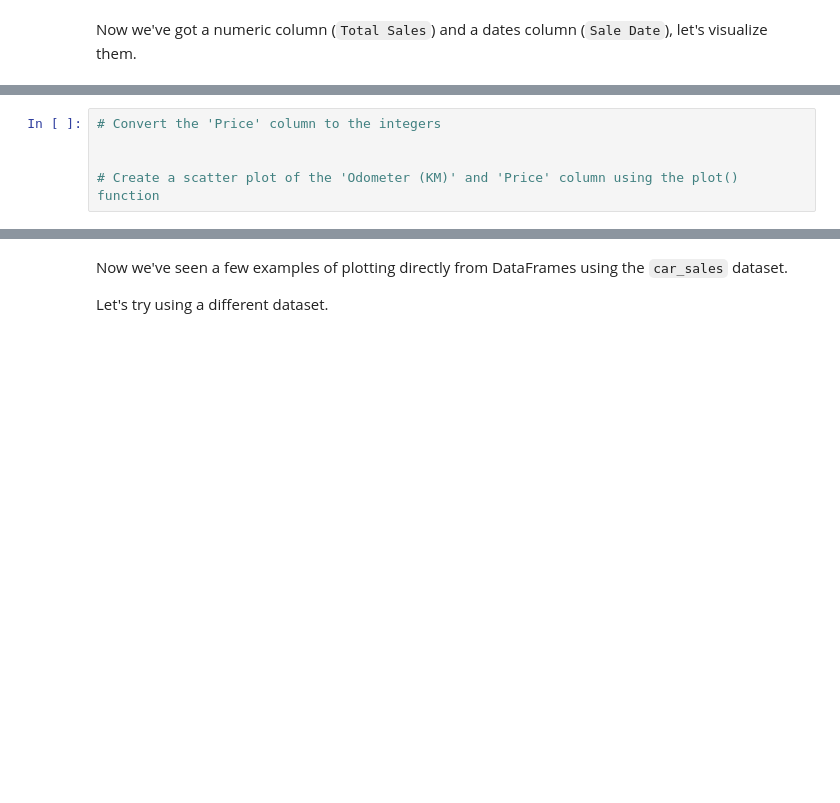
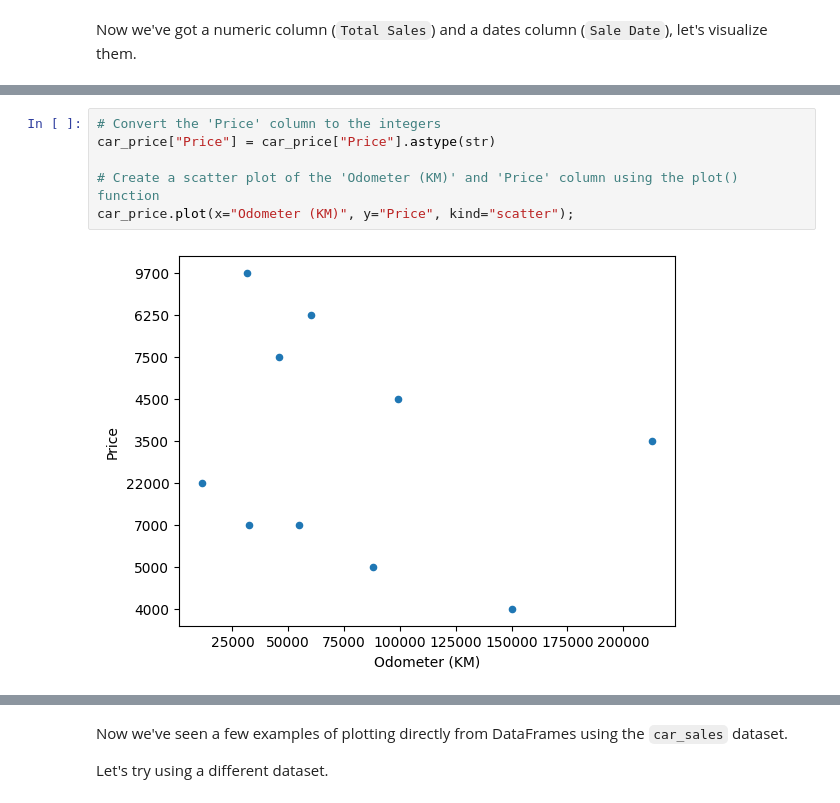
Before and after one commit to OCR-tech/zero-to-mastery-ml, a Jupyter notebook: section-2-data-science-and-ml-tools/matplotlib-exercises1.ipynb, the cells around one changed output, grey strips where cells are left out. Cells and saved outputs as stored; diff of their text form; blank space fills up the shorter version.

```diff
--- a/section-2-data-science-and-ml-tools/matplotlib-exercises1.ipynb
+++ b/section-2-data-science-and-ml-tools/matplotlib-exercises1.ipynb
@@ -308,7 +368,10 @@ Now we've got a numeric column (`Total Sales`) and a dates column (`Sale Date`),
 # %%
 # Convert the 'Price' column to the integers
-
+car_price["Price"] = car_price["Price"].astype(str)
 
 # Create a scatter plot of the 'Odometer (KM)' and 'Price' column using the plot() function
+car_price.plot(x="Odometer (KM)", y="Price", kind="scatter");
+# %% [output]
+[figure, added]
 # %%
 # Create a NumPy array of random numbers of size (10, 4) and save it to X
```
Also changed, not shown: parts of 21 cells of this notebook.
